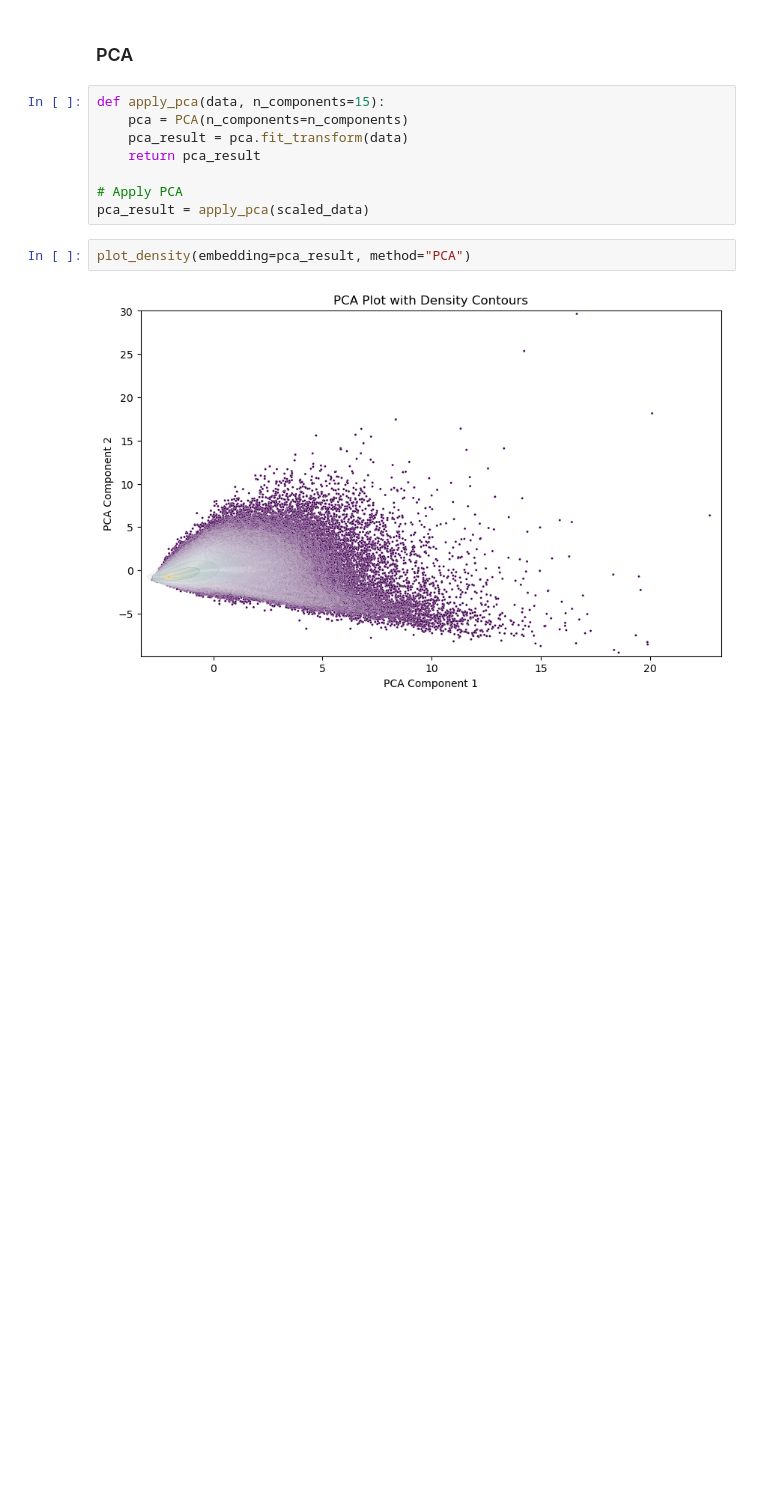
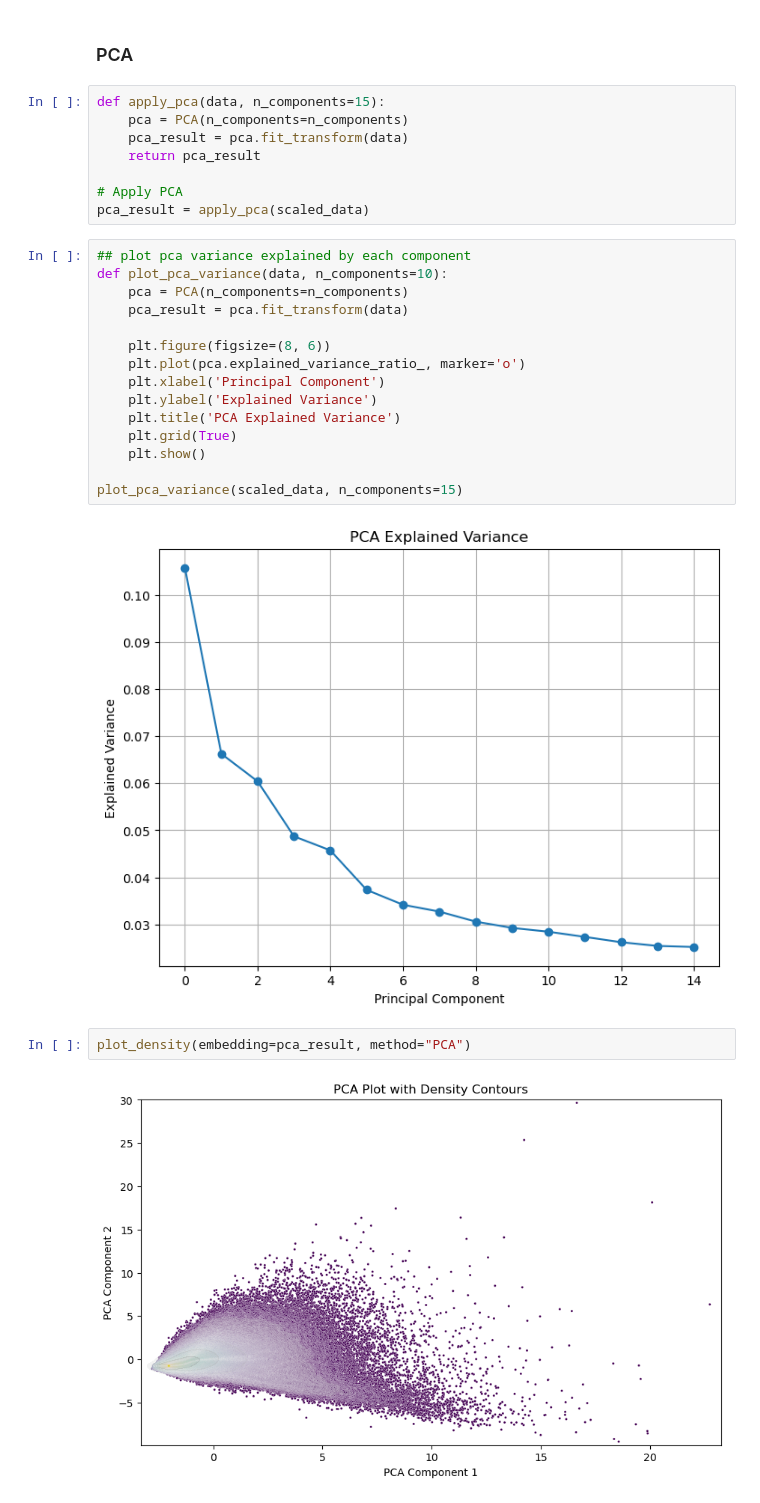
Before and after one commit to mehdimerbah/CellCNN, a Jupyter notebook: NK_sc_analysis.ipynb, the cells around one changed output. Saved outputs shown, nothing was run; the diff lists cells and outputs as text; blank space fills up the shorter version.

```diff
--- a/NK_sc_analysis.ipynb
+++ b/NK_sc_analysis.ipynb
@@ -194,6 +196,23 @@ def apply_pca(data, n_components=15):
 
 # Apply PCA
 pca_result = apply_pca(scaled_data)
+# %%
+## plot pca variance explained by each component
+def plot_pca_variance(data, n_components=10):
+    pca = PCA(n_components=n_components)
+    pca_result = pca.fit_transform(data)
+
+    plt.figure(figsize=(8, 6))
+    plt.plot(pca.explained_variance_ratio_, marker='o')
+    plt.xlabel('Principal Component')
+    plt.ylabel('Explained Variance')
+    plt.title('PCA Explained Variance')
+    plt.grid(True)
+    plt.show()
+
+plot_pca_variance(scaled_data, n_components=15)
+# %% [output]
+[figure, added]
 # %%
 plot_density(embedding=pca_result, method="PCA")
 # %% [output]
```
Also changed, not shown: parts of 11 cells of this notebook.
